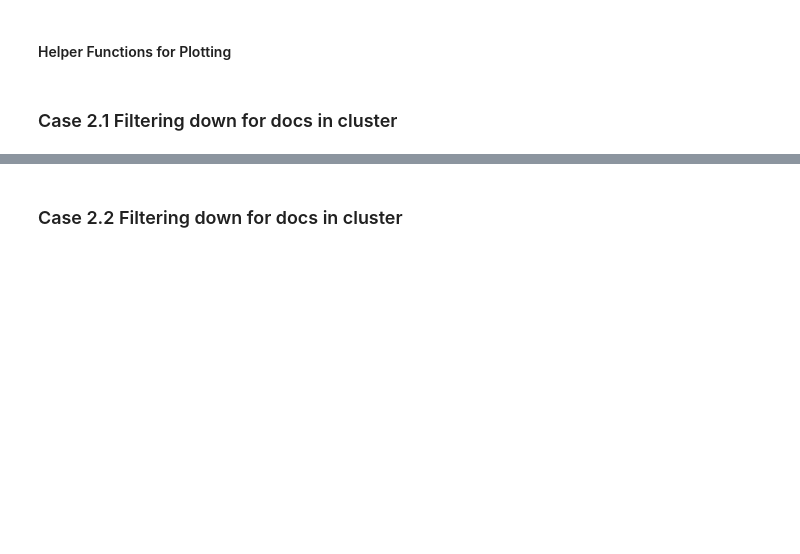
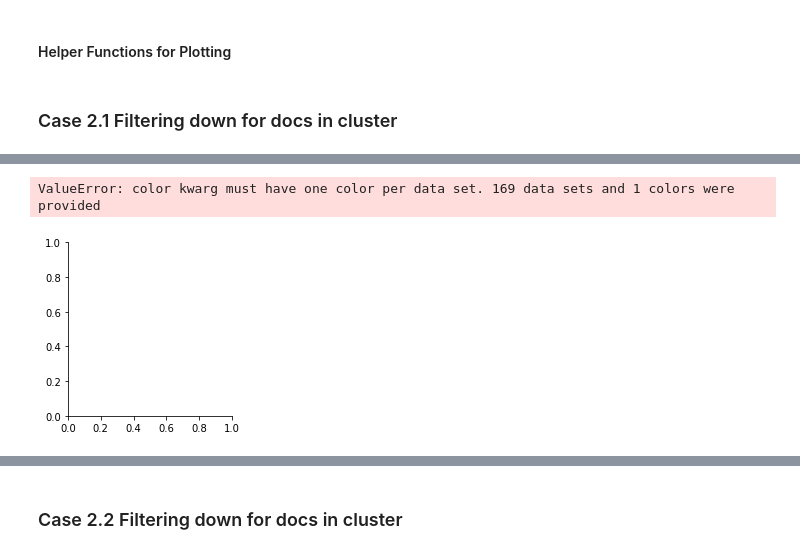
Before and after one commit to shanepeckham/NLP-1, a Jupyter notebook: Complementary_Courses/Document_Clustering/Flat_Clustering_Overview.ipynb, the cells around one changed output, grey strips where cells are left out. Cells and saved outputs as stored; diff of their text form; code cells hidden in the pictures; blank space fills up the shorter version.

```diff
--- a/Complementary_Courses/Document_Clustering/Flat_Clustering_Overview.ipynb
+++ b/Complementary_Courses/Document_Clustering/Flat_Clustering_Overview.ipynb
@@ -578,0 +578,5 @@ RESULTS.dict['all_docs']
+# %%
+for d in range(df.shape)
+# %% [output]
+ValueError: color kwarg must have one color per data set. 169 data sets and 1 colors were provided
+[figure, added]
```
Also changed, not shown: parts of 9 cells of this notebook.
